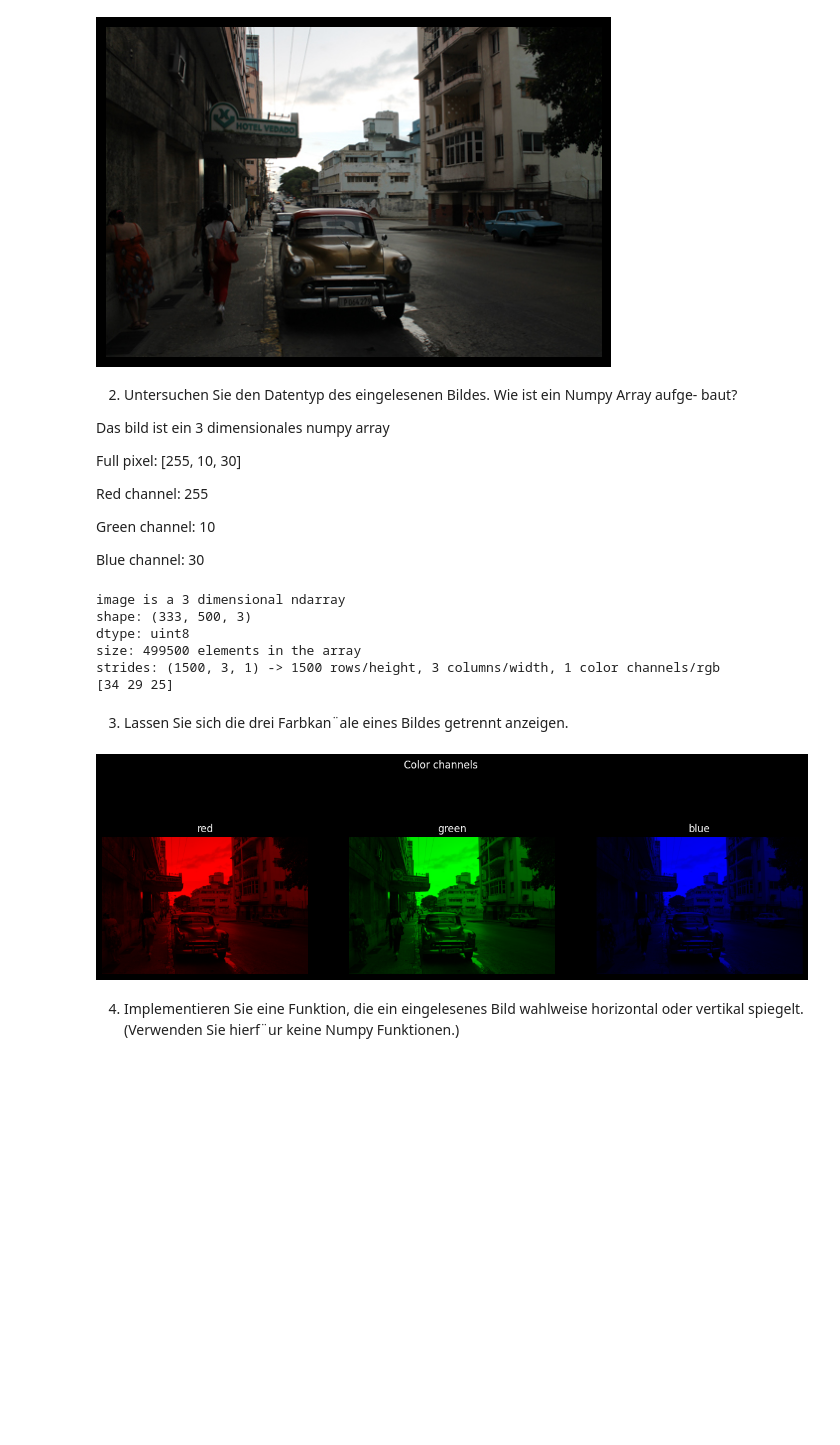
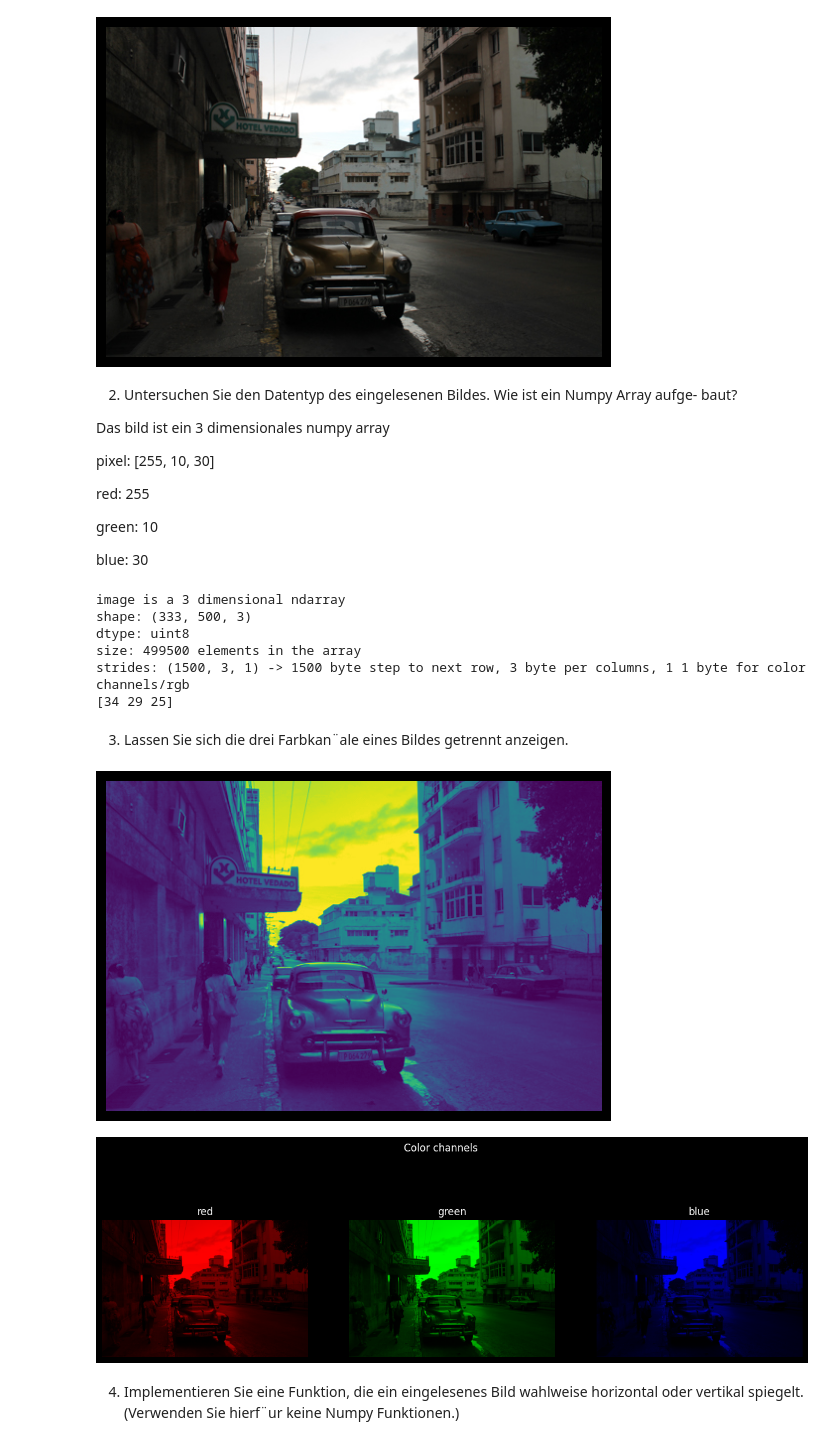
Before and after one commit to globuli94/2DComputerVision, a Jupyter notebook: aufgabe_1/Aufgabe1.ipynb, the cells around one changed output. Saved outputs shown, nothing was run; the diff lists cells and outputs as text; code cells hidden in the pictures; blank space fills up the shorter version.

```diff
--- a/aufgabe_1/Aufgabe1.ipynb
+++ b/aufgabe_1/Aufgabe1.ipynb
@@ -27,13 +27,13 @@ baut?
 
 Das bild ist ein 3 dimensionales numpy array
 
-Full pixel:     [255,  10,  30]
+pixel:     [255,  10,  30]
 
-Red channel:   255
+red: 255
 
-Green channel:       10
+green: 10
 
-Blue channel:             30
+blue: 30
 # %%
 # datatype
 print(f'image is a {image.ndim} dimensional {type(image).__name__}')
@@ -41,7 +41,7 @@ print(
     f'shape: {image.shape}',
     f'\ndtype: {image.dtype}'
     f'\nsize: {image.size} elements in the array'
-    f'\nstrides: {image.strides} -> {image.strides[0]} rows/height, {image.strides[1]} columns/width, {image.strides[2]} color channels/rgb',
+    f'\nstrides: {image.strides} -> {image.strides[0]} byte step to next row, {image.strides[1]} byte per columns, {image.strides[2]} 1 byte for color channels/rgb',
 )
 
 print(image[0, 0])
@@ -50,39 +50,43 @@ image is a 3 dimensional ndarray
 shape: (333, 500, 3)
 dtype: uint8
 size: 499500 elements in the array
-strides: (1500, 3, 1) -> 1500 rows/height, 3 columns/width, 1 color channels/rgb
+strides: (1500, 3, 1) -> 1500 byte step to next row, 3 byte per columns, 1 1 byte for color channels/rgb
 [34 29 25]
 # %% [markdown]
 3. Lassen Sie sich die drei Farbkan¨ale eines Bildes getrennt anzeigen.
 # %%
 # to show the 3 channels
 # isolate the channels
 R = image[:, :, 0]
 G = image[:, :, 1]
 B = image[:, :, 2]
+
+plt.imshow(R)
+plt.axis('off')
 
 # create black image in exact same shape and fill with r/g/b slots
 R_img = np.zeros_like(image); R_img[:,:,0] = R
 G_img = np.zeros_like(image); G_img[:,:,1] = G
 B_img = np.zeros_like(image); B_img[:,:,2] = B
 
 # show images
 fig, axis = plt.subplots(1, 3, figsize=(15, 5))
 fig.suptitle('Color channels')
 
 axis[0].imshow(R_img)  # ← R_img not R
 axis[0].axis('off')
 axis[0].set_title('red')
 
 axis[1].imshow(G_img)  # ← G_img not G
 axis[1].axis('off')
 axis[1].set_title('green')
 
 axis[2].imshow(B_img)  # ← B_img not B
 axis[2].axis('off')
 axis[2].set_title('blue');
 # %% [output]
-[figure, old version]
+[figure, new version]
+[figure, added]
 # %% [markdown]
 4. Implementieren Sie eine Funktion, die ein eingelesenes Bild wahlweise horizontal oder
 vertikal spiegelt. (Verwenden Sie hierf¨ur keine Numpy Funktionen.)
```
Also changed, not shown: parts of 6 cells of this notebook, 4 other files.
